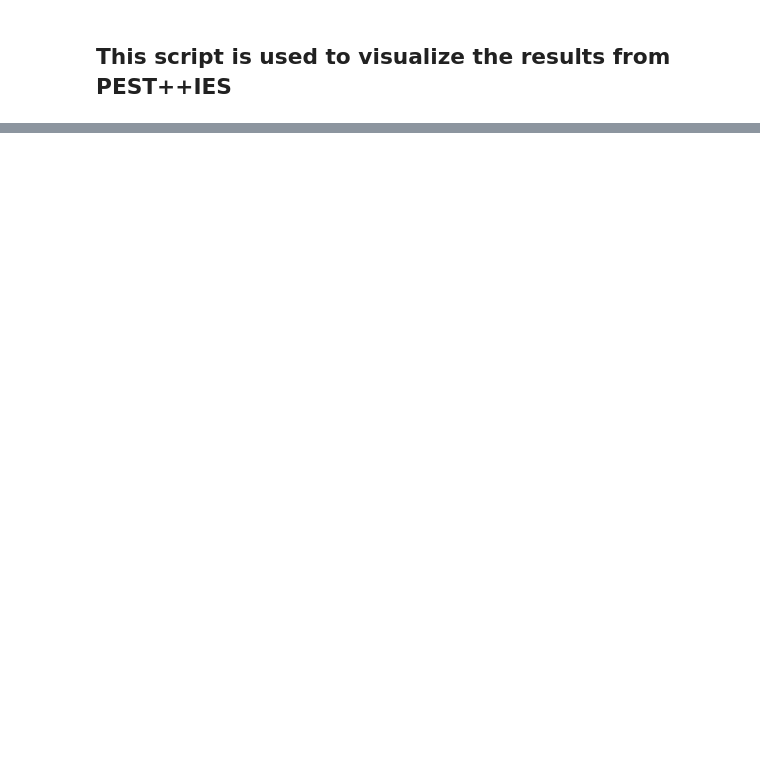
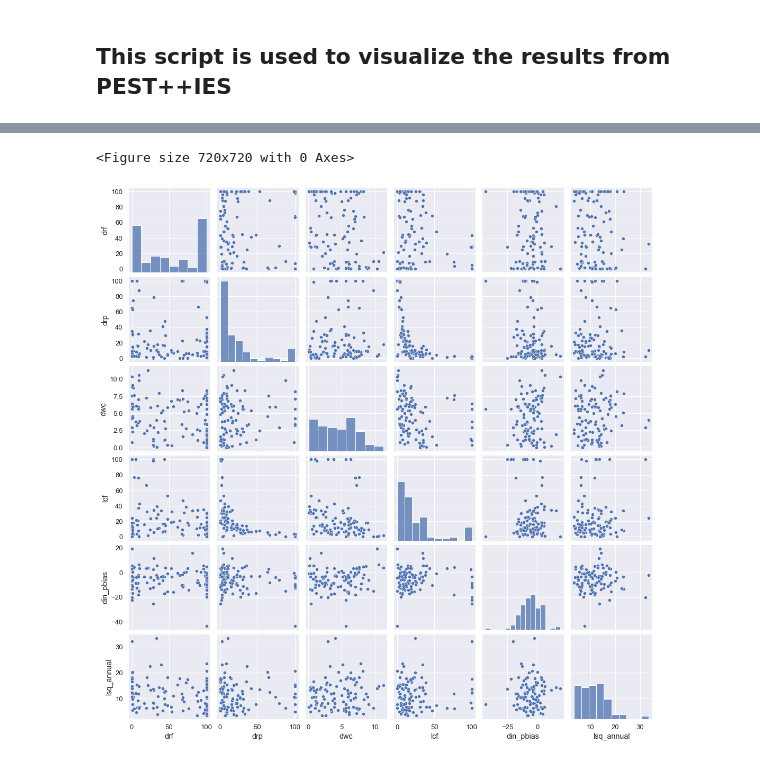
Before and after one commit to QianWanghhu/predict_uq, a Jupyter notebook: src/notebooks/visualization.ipynb, the cells around one changed output, grey strips where cells are left out. Cells and saved outputs as stored; diff of their text form; code cells hidden in the pictures; blank space fills up the shorter version.

```diff
--- a/src/notebooks/visualization.ipynb
+++ b/src/notebooks/visualization.ipynb
@@ -53,0 +52,24 @@ plt.savefig(f'{fig_path}all_pars_pairplot_run_0520.png', format='png', dpi=300)
+# %%
+# Calculate the weighted summed squared errors
+for n in range(12, 13):
+    par_temp = pd.read_csv(f'{outpath}126001A.{n}.par.csv', index_col = 'real_name')
+    obs_temp = pd.read_csv(f'{outpath}126001A.{n}.obs.csv', index_col = 'real_name')
+    try:
+        pars = pd.concat([pars, par_temp])
+        obs = pd.concat([obs, obs_temp])
+    except NameError:
+        pars = pd.read_csv(f'{outpath}126001A.{n}.par.csv', index_col = 'real_name')
+        obs = pd.read_csv(f'{outpath}126001A.{n}.obs.csv', index_col = 'real_name')
+
+    meas_noised = pd.read_csv(f'{outpath}126001A.base.obs.csv', index_col = 'real_name')
+
+weight = 4.36*1e-5
+# %%
+resid = obs - meas_noised
+resid['SSE'] =  (weight ** 2) * resid.applymap(lambda x: x**2).\
+    loc[:, 'din_2009':'din_2017'].sum(axis=1)
+resid.to_csv(fig_path+'resid_0420.csv')
+# %%
+# calculate the errors for each parameter ensemble
+pars['din_pbias'] = resid['din_pbias'].values
+pars['lsq_annual'] = resid['SSE'].values
@@ -53,0 +80,9 @@ plt.savefig(f'{fig_path}all_pars_pairplot_run_0520.png', format='png', dpi=300)
+# %%
+# plot the realizations of parameter ensemble
+fig = plt.figure(figsize=(10, 10))
+sns.set(font_scale=1.2)
+ax = sns.pairplot(pars,kind='scatter',diag_kind='hist') #[joint_columns],
+plt.savefig(f'{fig_path}all_pars_pairplot_run_0420_new.png', format='png', dpi=300)
+# %% [output]
+<Figure size 720x720 with 0 Axes>
+[figure, added]
```
Also changed, not shown: parts of 5 cells of this notebook.
